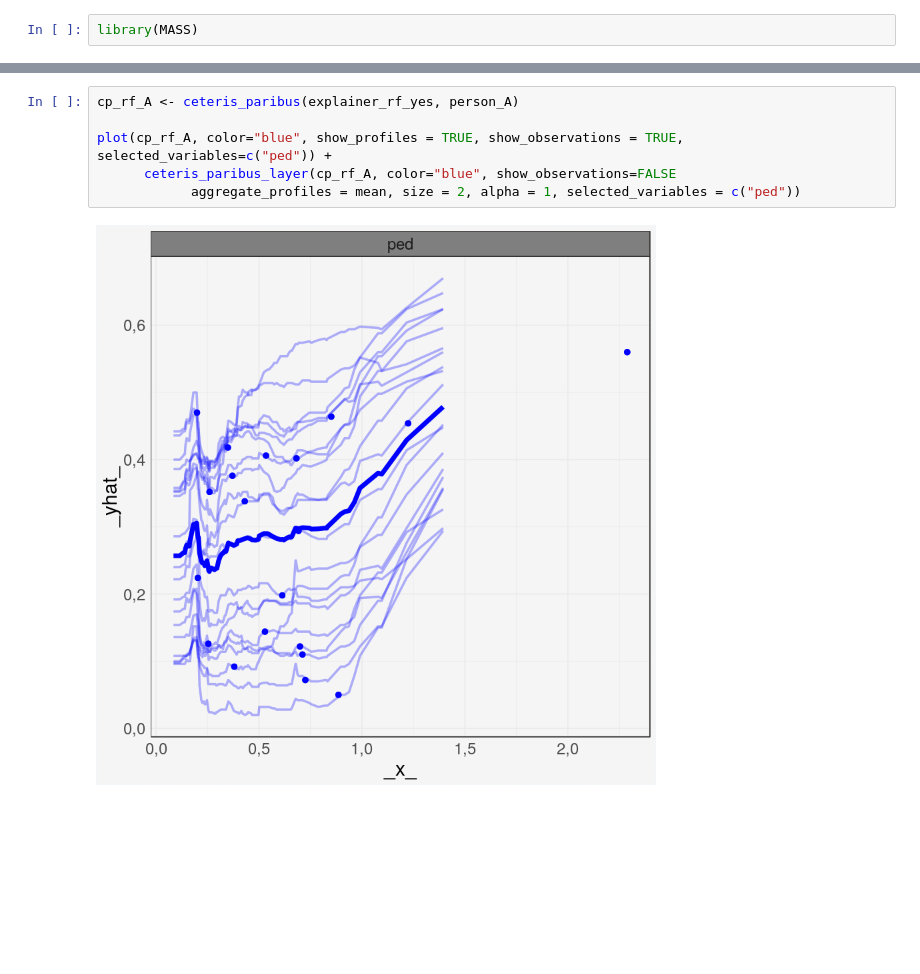
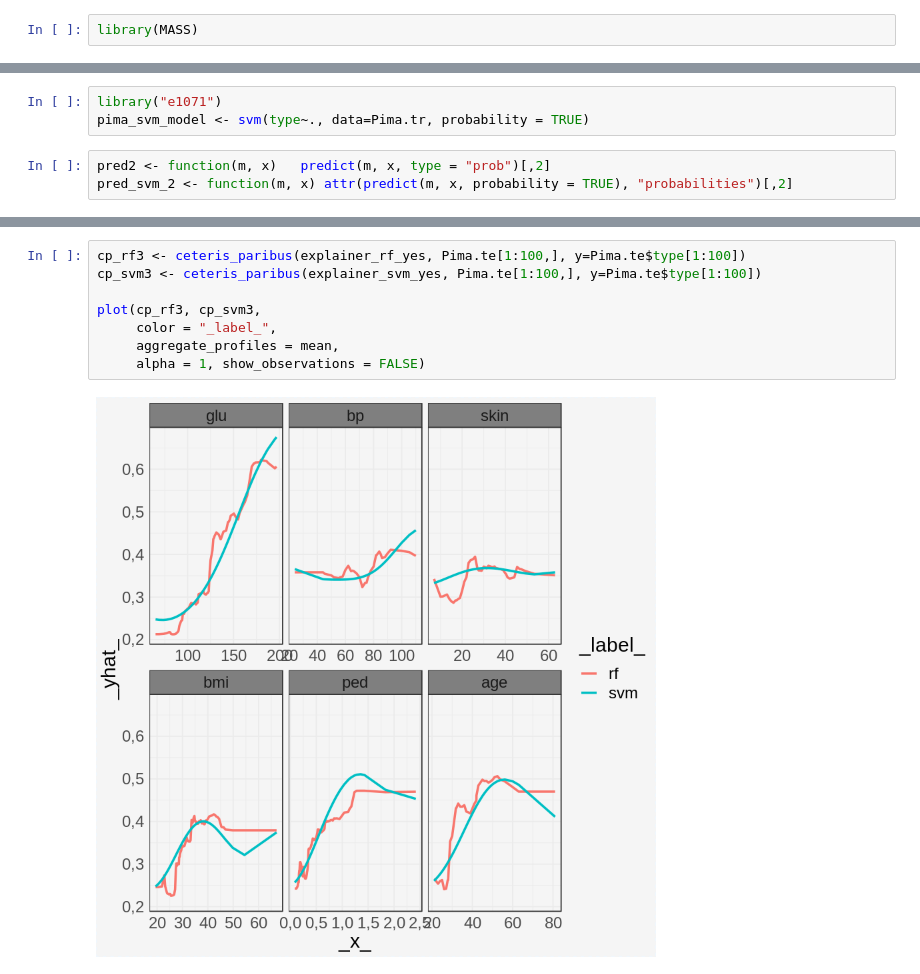
Before and after one commit to pbiecek/ceterisParibus, a Jupyter notebook: jupyter-notebooks/pima.ipynb, the cells around one changed output, grey strips where cells are left out. Drawn from its saved outputs; the diff is of its cells as text; blank space fills up the shorter version.

```diff
--- a/jupyter-notebooks/pima.ipynb
+++ b/jupyter-notebooks/pima.ipynb
@@ -44,0 +62,6 @@ pred2 <- function(m, x)   predict(m, x, type = "prob")[,2]
+# %%
+library("e1071")
+pima_svm_model <- svm(type~., data=Pima.tr, probability = TRUE)
+# %%
+pred2 <- function(m, x)   predict(m, x, type = "prob")[,2]
+pred_svm_2 <- function(m, x) attr(predict(m, x, probability = TRUE), "probabilities")[,2]
@@ -81,8 +118,10 @@ person_A
-# %%
-cp_rf_A <- ceteris_paribus(explainer_rf_yes, person_A)
-
-plot(cp_rf_A, color="blue", show_profiles = TRUE, show_observations = TRUE, selected_variables=c("ped")) +
-      ceteris_paribus_layer(cp_rf_A, color="blue", show_observations=FALSE
-            aggregate_profiles = mean, size = 2, alpha = 1, selected_variables = c("ped"))
-# %% [output]
-[figure, removed]
+# %%
+cp_rf3 <- ceteris_paribus(explainer_rf_yes, Pima.te[1:100,], y=Pima.te$type[1:100])
+cp_svm3 <- ceteris_paribus(explainer_svm_yes, Pima.te[1:100,], y=Pima.te$type[1:100])
+
+plot(cp_rf3, cp_svm3,
+     color = "_label_",
+     aggregate_profiles = mean,
+     alpha = 1, show_observations = FALSE)
+# %% [output]
+[figure, added]
```
Also changed, not shown: parts of 29 cells of this notebook, 1 other file.
